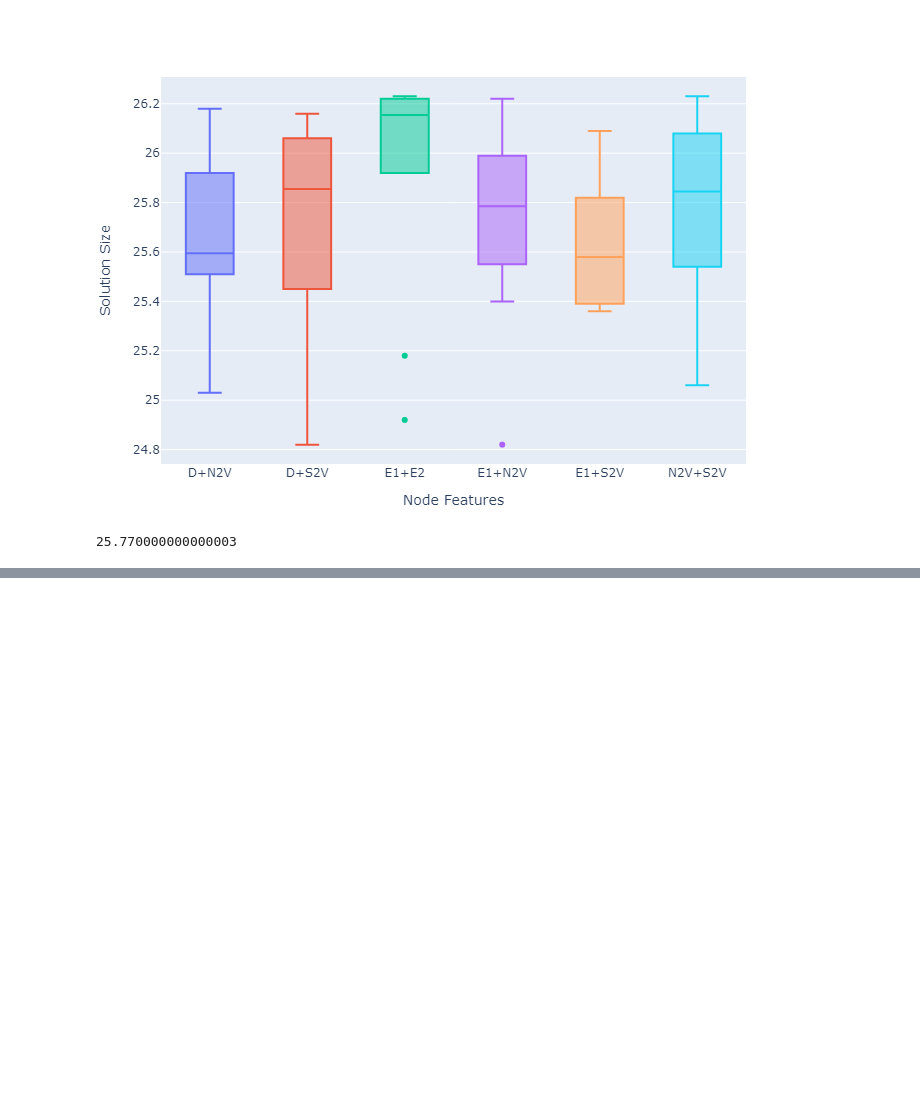
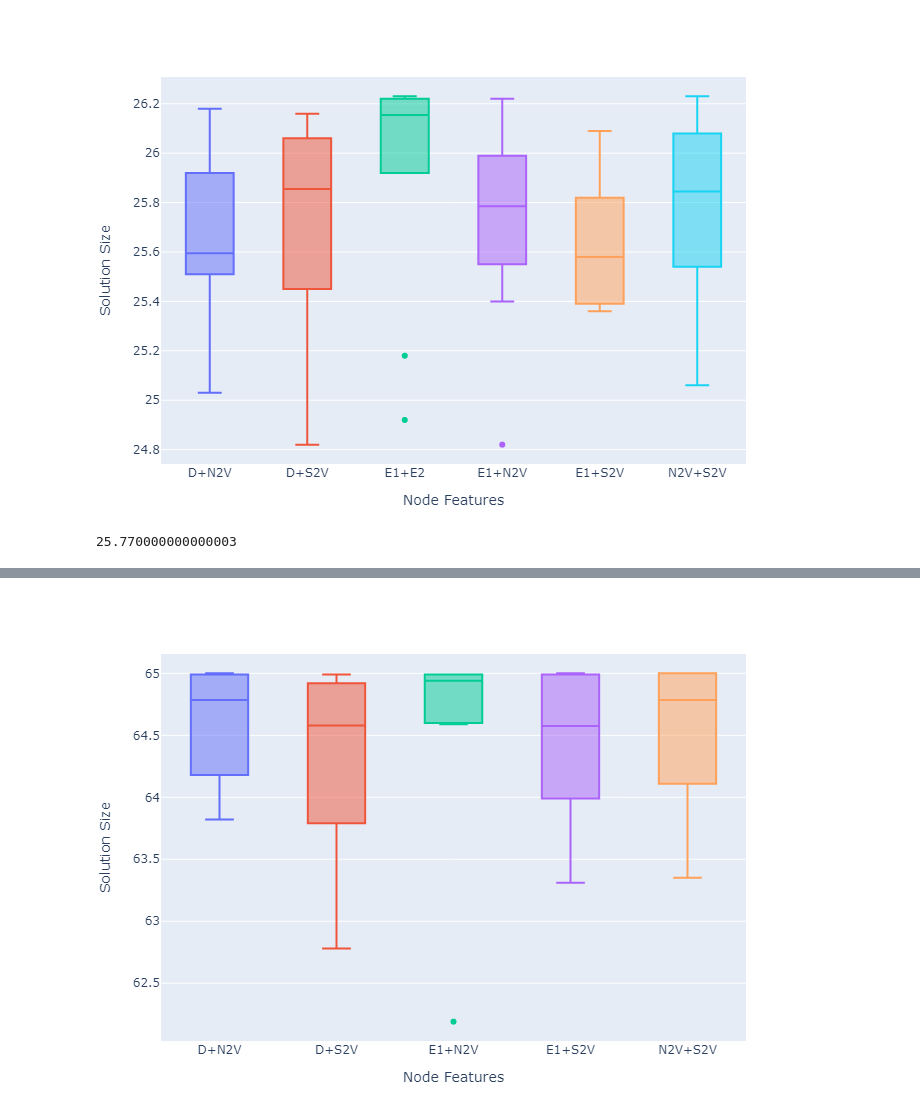
Before and after one commit to rettrich/thesis, a Jupyter notebook: eval/evaluation.ipynb, the cells around one changed output, grey strips where cells are left out. Cells and saved outputs as stored; diff of their text form; code cells hidden in the pictures; blank space fills up the shorter version.

```diff
--- a/eval/evaluation.ipynb
+++ b/eval/evaluation.ipynb
@@ -201,0 +216,7 @@ p3
+# %%
+p2 = plot(combined, x=Symbol("Node Features"), y=Symbol("Solution Size"), kind="box", color=Symbol("Node Features"),
+    Layout(
+        showlegend=false
+    ))
+# %% [output]
+[figure, added]
```
Also changed, not shown: parts of 6 cells of this notebook, 4 other files.
